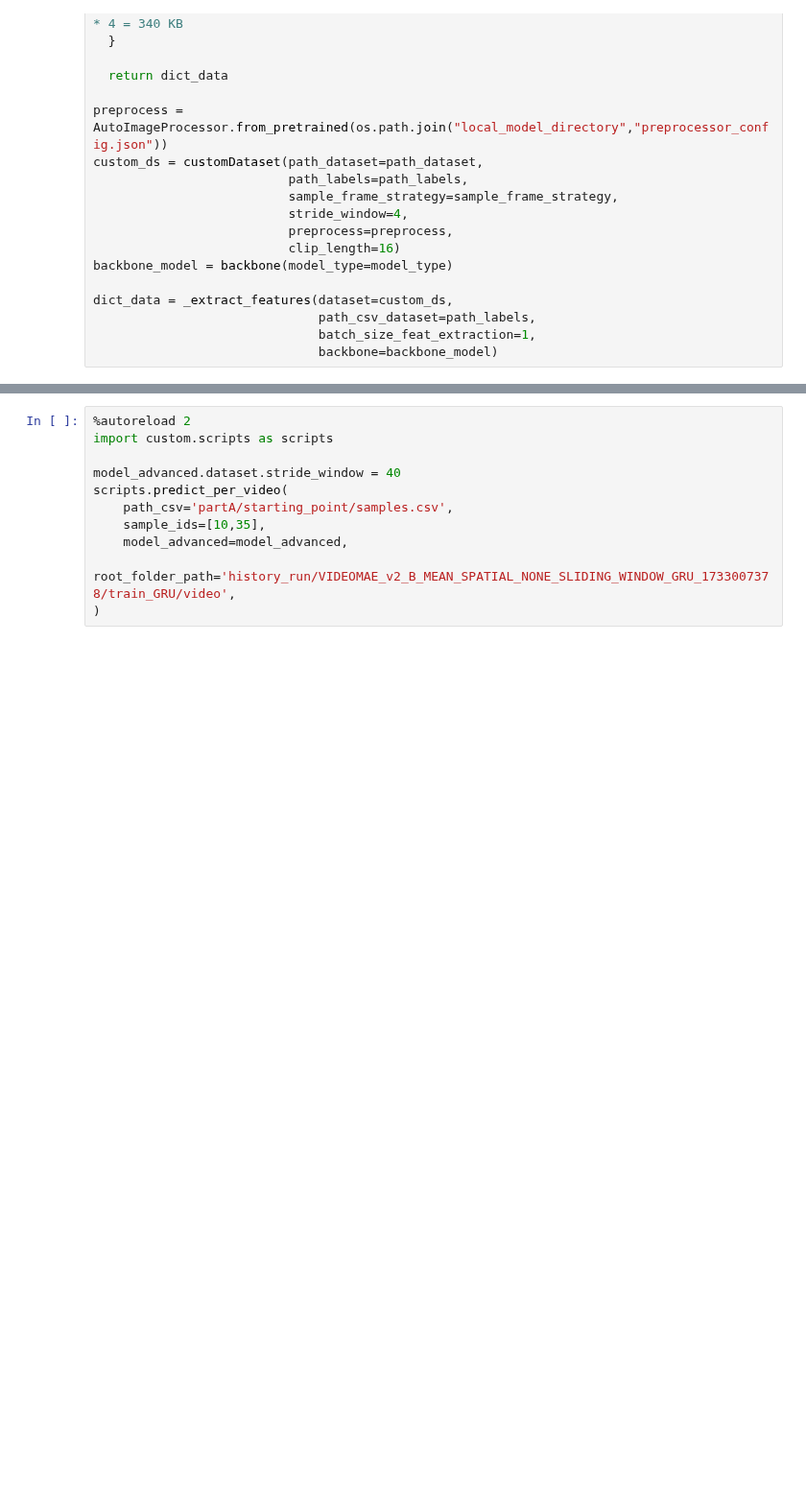
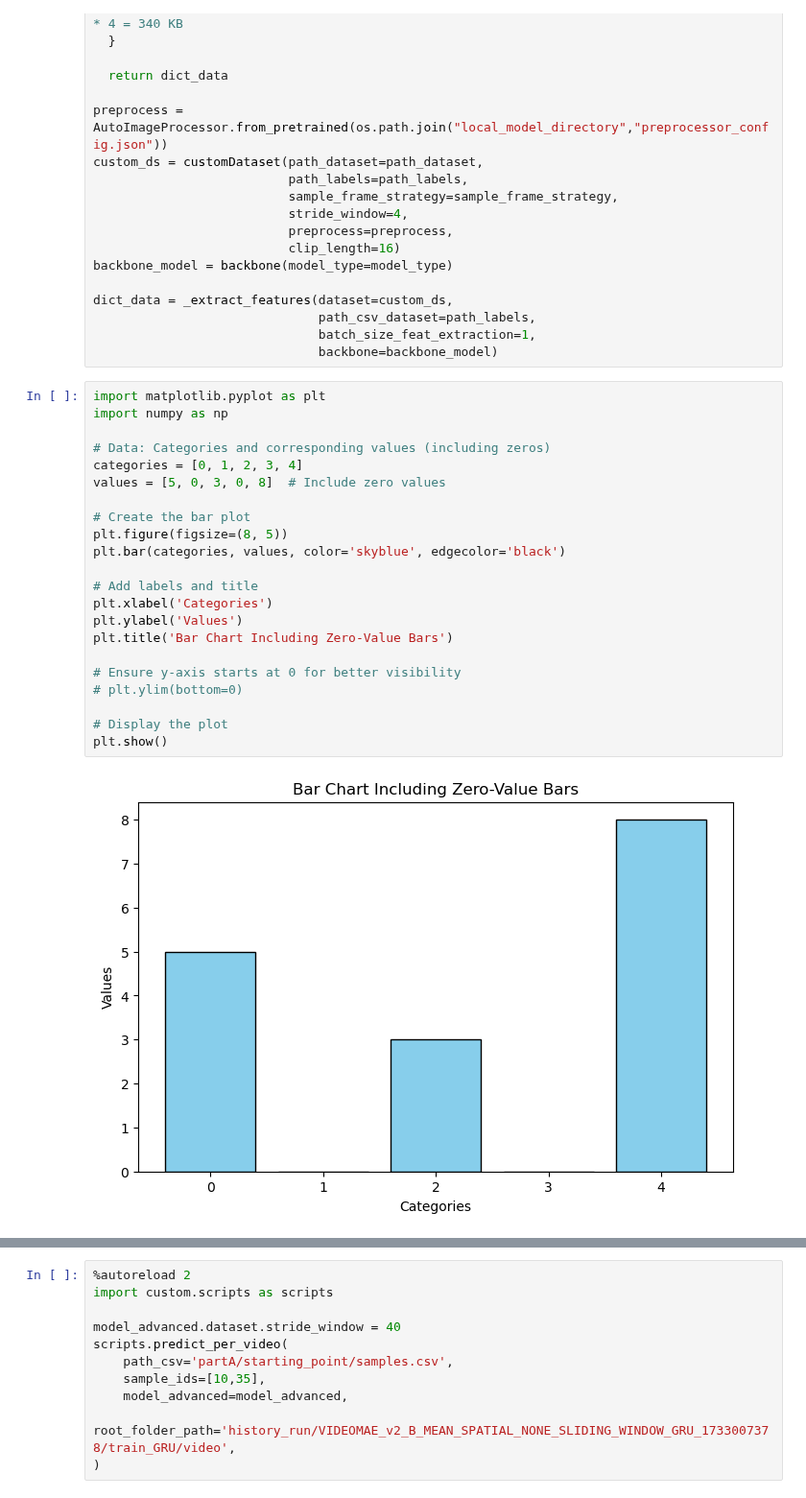
Before and after one commit to villifCoder559/PainAssessmentVideo, a Jupyter notebook: test.ipynb, the cells around one changed output, grey strips where cells are left out. Shown at 96% size. Cells and saved outputs as stored; diff of their text form; blank space fills up the shorter version.

```diff
--- a/test.ipynb
+++ b/test.ipynb
@@ -312,6 +327,30 @@ dict_data = _extract_features(dataset=custom_ds,
                               path_csv_dataset=path_labels,
                               batch_size_feat_extraction=1,
                               backbone=backbone_model)
+# %%
+import matplotlib.pyplot as plt
+import numpy as np
+
+# Data: Categories and corresponding values (including zeros)
+categories = [0, 1, 2, 3, 4]
+values = [5, 0, 3, 0, 8]  # Include zero values
+
+# Create the bar plot
+plt.figure(figsize=(8, 5))
+plt.bar(categories, values, color='skyblue', edgecolor='black')
+
+# Add labels and title
+plt.xlabel('Categories')
+plt.ylabel('Values')
+plt.title('Bar Chart Including Zero-Value Bars')
+
+# Ensure y-axis starts at 0 for better visibility
+# plt.ylim(bottom=0)
+
+# Display the plot
+plt.show()
+# %% [output]
+[figure, added]
 # %%
 %load_ext autoreload
 %autoreload 2
```
Also changed, not shown: parts of 6 cells of this notebook.
